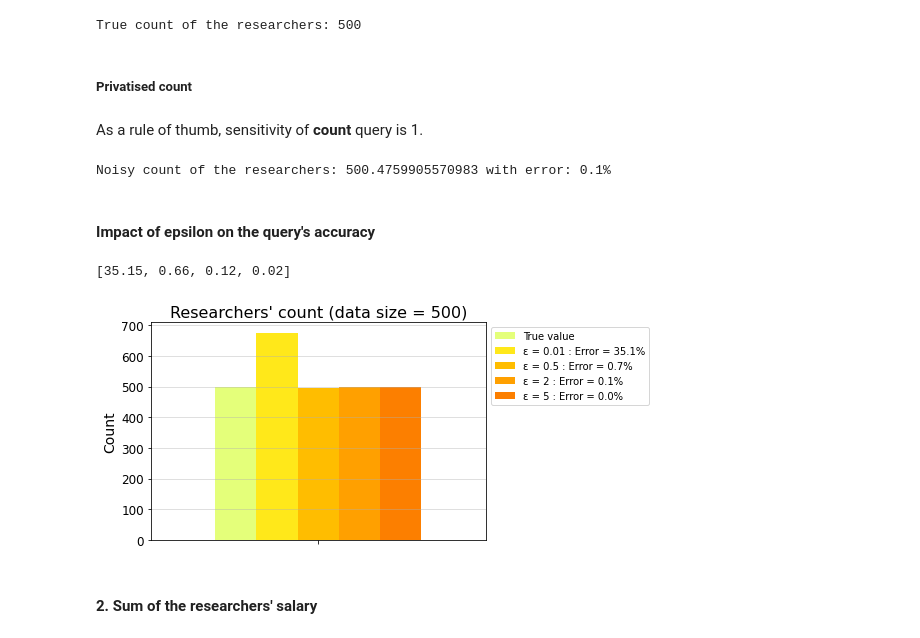
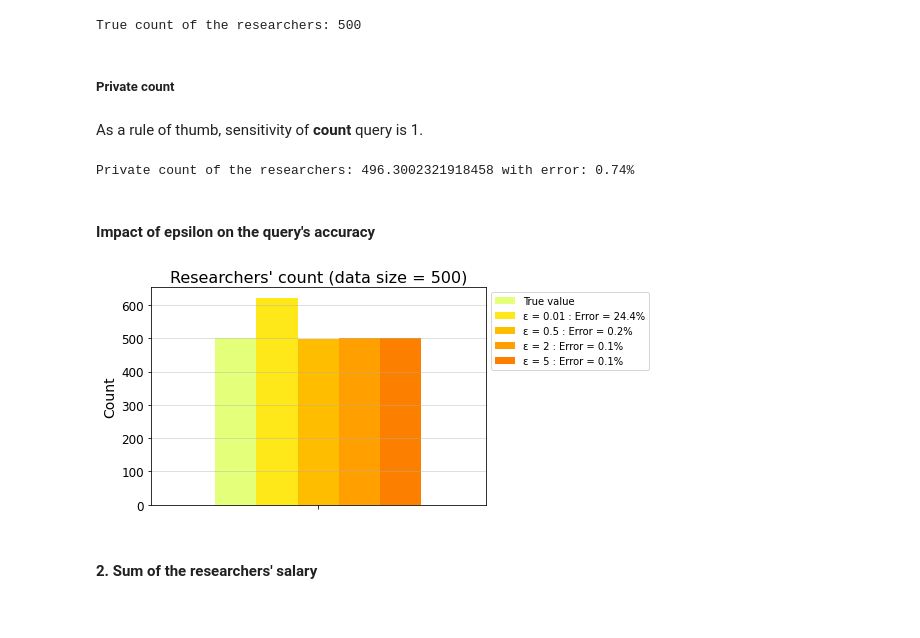
Before and after one commit to dsaidgovsg/stack-2022-differential-privacy-workshop, a Jupyter notebook: reseachers_survey_dp_stats_release.ipynb, the cells around one changed output. Cells and saved outputs as stored; diff of their text form; code cells hidden in the pictures.

```diff
--- a/reseachers_survey_dp_stats_release.ipynb
+++ b/reseachers_survey_dp_stats_release.ipynb
@@ -35,7 +51,5 @@ import matplotlib.pyplot as plt
 # %%
-# Laplace mechanism returns a random number from the laplacian distribution
-# The laplacian distribution scales with a smaller epsilon value and larger sensitivity of a query
-def laplace_mechanism(sensitivity, epsilon):
-    return np.random.laplace(loc=0, scale=sensitivity/epsilon)
+def laplace_mechanism(query, sensitivity, epsilon):
+    return query + np.random.laplace(loc=0, scale=sensitivity/epsilon)
 # %% [markdown]
 #### Gaussian Mechanism
@@ -49,8 +79,8 @@ def gaussian_mechanism(sensitivity, epsilon, delta):
 ### Utility Functions
 # %%
 # function we will use to compute percentage absolute error
-def percentage_error(true_value, noisy_value):
-    return round(abs(true_value - noisy_value)/true_value*100, 2)
+def percentage_error(true_value, private_value):
+    return round(abs(true_value - private_value)/true_value*100, 2)
 # %%
 # constants for the visualisations
 COLOR_1 = "#4CB7A5"
@@ -105,40 +144,38 @@ print(f"True count of the researchers: {true_count}")
 # %% [output]
 True count of the researchers: 500
 # %% [markdown]
-##### Privatised count
+##### Private count
 # %% [markdown]
 As a rule of thumb, sensitivity of **count** query is 1.
 # %%
-#
 sensitivity = 1
 epsilon = 0.1
-noisy_count = true_count + laplace_mechanism(sensitivity, epsilon)
-# noisy_count_gauss = count + gaussian_mechanism(sensitivity, epsilon, 10e-3)
-print(f"Noisy count of the researchers: {noisy_count} with error: {percentage_error(true_count, noisy_count)}%")
-# print(f"Noisy count of the researchers: {noisy_count_gauss} with error: {round(abs(count - noisy_count_gauss)/count*100, 2)}%")
+
+private_count = laplace_mechanism(true_count, sensitivity, epsilon)
+
+print(f"Private count of the researchers: {private_count} with error: {percentage_error(true_count, private_count)}%")
 # %% [output]
-Noisy count of the researchers: 500.4759905570983 with error: 0.1%
+Private count of the researchers: 496.3002321918458 with error: 0.74%
 # %% [markdown]
 #### Impact of epsilon on the query's accuracy
 # %%
 epsilons = [0.01, 0.5, 2, 5]
 errors = []
 dp_results = {}
 dp_results["true_count"] = [true_count]
 
 for epsilon in epsilons:
-    noisy_count = true_count + laplace_mechanism(sensitivity, epsilon)
-    dp_results[f"epsilon_{epsilon}"] = [noisy_count]
-    errors.append(percentage_error(true_count, noisy_count))
-print(errors)
+    private_count = laplace_mechanism(true_count, sensitivity, epsilon)
+    dp_results[f"epsilon_{epsilon}"] = [private_count]
+    errors.append(percentage_error(true_count, private_count))
+
 # visualise data
 labels = [""]
 title = f"Researchers' count (data size = {data_size})"
 ylabel = "Count"
 visualise(dp_results, epsilons, errors, ylabel, title, labels, (6, 4))
 # %% [output]
-[35.15, 0.66, 0.12, 0.02]
-[figure, old version]
+[figure, new version]
 # %% [markdown]
 #### 2. Sum of the researchers' salary
 # %%
```
Also changed, not shown: parts of 17 cells of this notebook.
